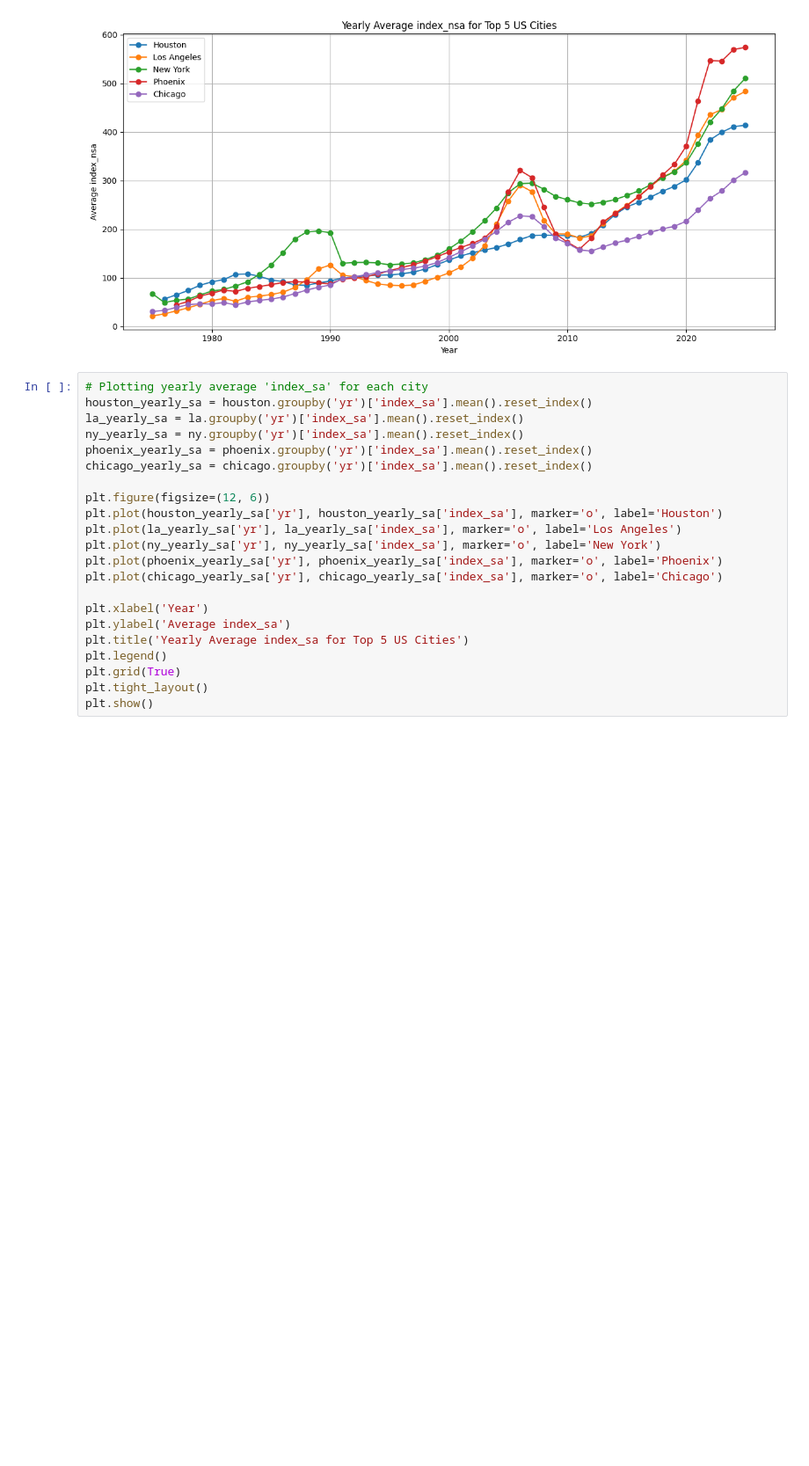
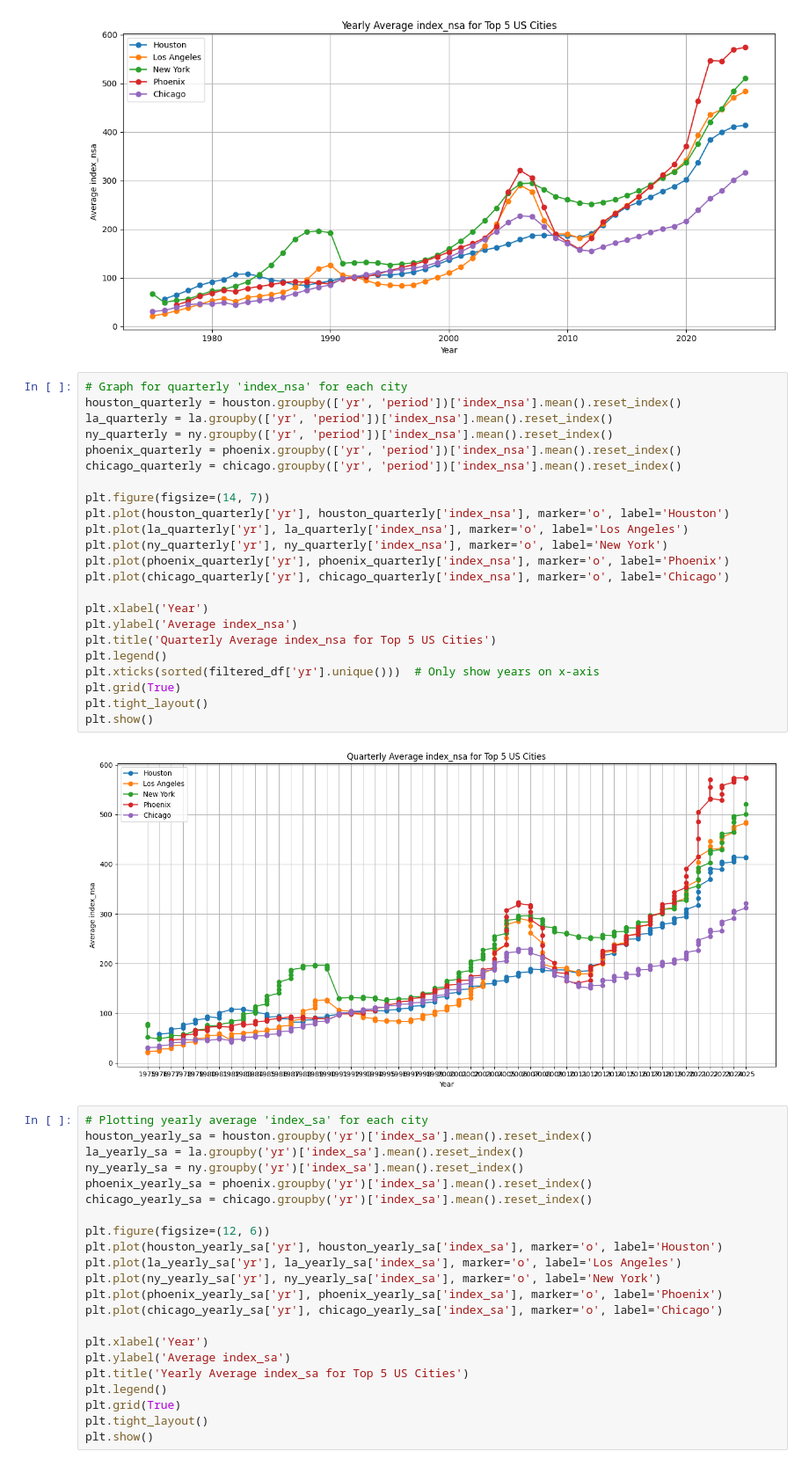
Before and after one commit to katelync12/HomeCast, a Jupyter notebook: hpi.ipynb, the cells around one changed output. Shown: that part at 88% size. Saved outputs shown, nothing was run; the diff lists cells and outputs as text; blank space fills up the shorter version.

Commit message:
Added quarterly time frame graph

```diff
--- a/hpi.ipynb
+++ b/hpi.ipynb
@@ -104,6 +104,31 @@ plt.tight_layout()
 plt.show()
 # %% [output]
 [figure]
+# %%
+# Graph for quarterly 'index_nsa' for each city
+houston_quarterly = houston.groupby(['yr', 'period'])['index_nsa'].mean().reset_index()
+la_quarterly = la.groupby(['yr', 'period'])['index_nsa'].mean().reset_index()
+ny_quarterly = ny.groupby(['yr', 'period'])['index_nsa'].mean().reset_index()
+phoenix_quarterly = phoenix.groupby(['yr', 'period'])['index_nsa'].mean().reset_index()
+chicago_quarterly = chicago.groupby(['yr', 'period'])['index_nsa'].mean().reset_index()
+
+plt.figure(figsize=(14, 7))
+plt.plot(houston_quarterly['yr'], houston_quarterly['index_nsa'], marker='o', label='Houston')
+plt.plot(la_quarterly['yr'], la_quarterly['index_nsa'], marker='o', label='Los Angeles')
+plt.plot(ny_quarterly['yr'], ny_quarterly['index_nsa'], marker='o', label='New York')
+plt.plot(phoenix_quarterly['yr'], phoenix_quarterly['index_nsa'], marker='o', label='Phoenix')
+plt.plot(chicago_quarterly['yr'], chicago_quarterly['index_nsa'], marker='o', label='Chicago')
+
+plt.xlabel('Year')
+plt.ylabel('Average index_nsa')
+plt.title('Quarterly Average index_nsa for Top 5 US Cities')
+plt.legend()
+plt.xticks(sorted(filtered_df['yr'].unique()))  # Only show years on x-axis
+plt.grid(True)
+plt.tight_layout()
+plt.show()
+# %% [output]
+[figure, added]
 # %%
 # Plotting yearly average 'index_sa' for each city
 houston_yearly_sa = houston.groupby('yr')['index_sa'].mean().reset_index()
```
